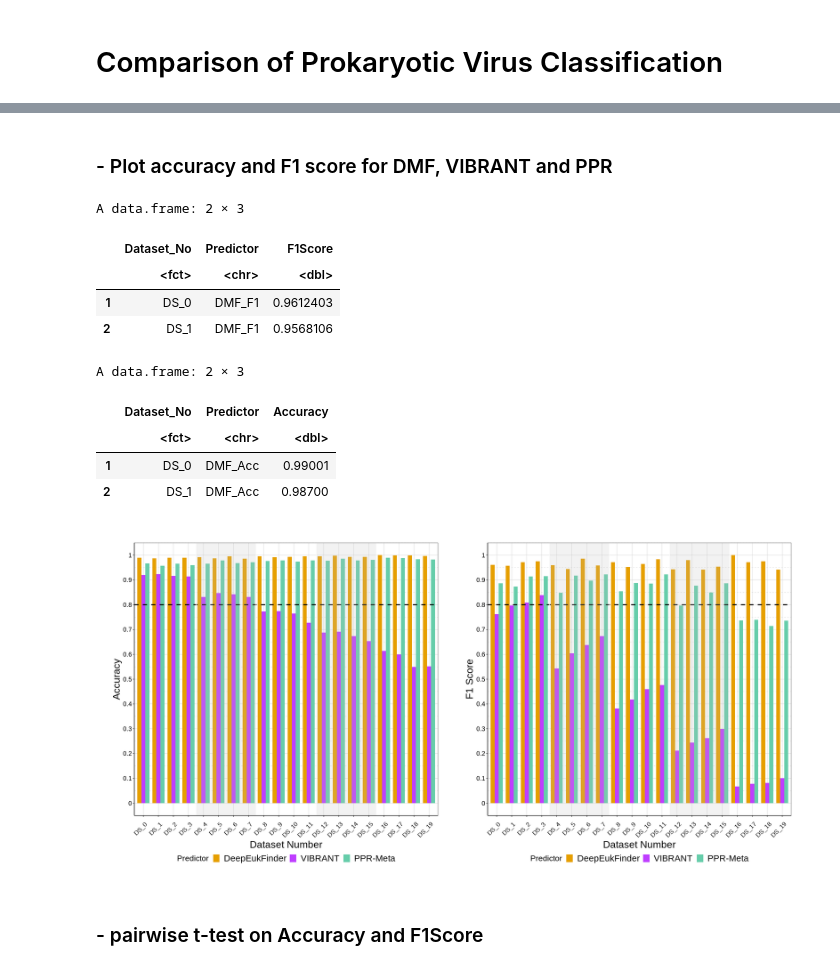
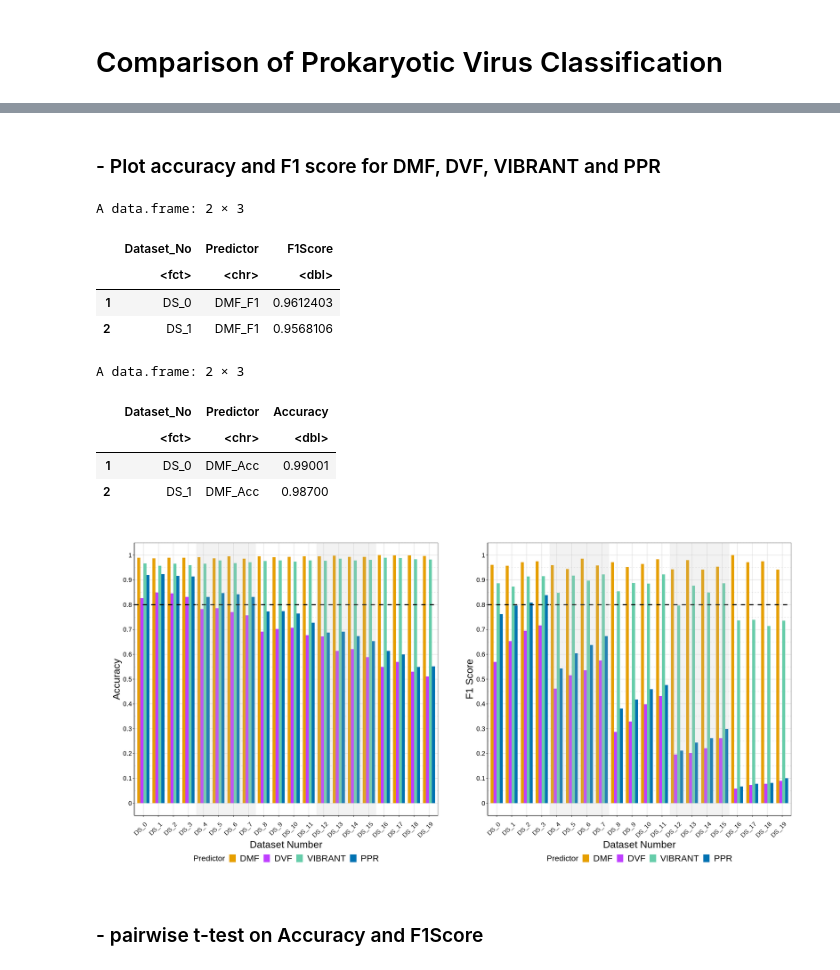
Before and after one commit to chengsly/DeepMicroClass, a Jupyter notebook: plot_figures/plot_acc_f1/Visualization_in_R.ipynb, the cells around one changed output, grey strips where cells are left out. Cells and saved outputs as stored; diff of their text form; code cells hidden in the pictures.

```diff
--- a/plot_figures/plot_acc_f1/Visualization_in_R.ipynb
+++ b/plot_figures/plot_acc_f1/Visualization_in_R.ipynb
@@ -39,6 +58,7 @@ df_ppr_plas <- read.csv("../../perf_summary/ppr_plasmid.csv", header = T)
 # Prok Virus
 df_vibrant <- read.csv("../../perf_summary/vibrant.csv", header = T)
 df_ppr_vir <- read.csv("../../perf_summary/ppr_vir.csv", header = T)
+df_dvf <- read.csv("../../perf_summary/dvf.csv", header = T)
 
 # Prok and Euk Virus
 df_virsorter <- read.csv("../../perf_summary/virsorter2.csv", header = T)
@@ -777,16 +821,15 @@ A tibble: 3 × 4
 # %% [markdown]
 # Comparison of Prokaryotic Virus Classification
 # %%
-# DeepEukFinder Prok Virus
+# DeepMicrobeFinder Prok Virus
 df_dmf_prok_virus <- df_dmf %>% filter(category == "prokaryote_virus")
 df_dmf_prok_virus <- df_dmf_prok_virus[match(dataset_order_names, df_dmf_prok_virus$filename),]
 rownames(df_dmf_prok_virus) <- seq(0, 19)
 head(df_dmf_prok_virus, 2)
 
-# VirSorter Virus
-df_virsorter_virus <- df_virsorter[match(dataset_order_names, df_virsorter$filename),]
-rownames(df_virsorter_virus) <- seq(0, 19)
-head(df_virsorter_virus, 2)
+df_dvf_prok <- df_dvf[match(dataset_order_names, df_dvf$filename),]
+rownames(df_dvf_prok) <- seq(0, 19)
+head(df_dvf_prok, 2)
 
 # VIBRANT Virus
 df_vibrant_virus <- df_vibrant[match(dataset_order_names, df_vibrant$filename),]
@@ -798,10 +841,10 @@ df_ppr_virus <- df_ppr_vir[match(dataset_order_names, df_ppr_vir$filename),]
 rownames(df_ppr_virus) <- seq(0, 19)
 head(df_ppr_virus, 2)
 
-# merge DeepEukFinder, PlasFlow and PPR-Meta
+# merge DeepMicrobeFinder, PlasFlow and PPR-Meta
 # prok_vir_df <- cbind(df_dmf_prok_virus[, c("f1_score", "accuracy")], df_virsorter_virus[, c("f1_score", "accuracy")], df_vibrant_virus[, c("f1_score", "accuracy")], df_ppr_virus[, c("f1_score", "accuracy")])
-prok_vir_df <- cbind(df_dmf_prok_virus[, c("f1_score", "accuracy")], df_vibrant_virus[, c("f1_score", "accuracy")], df_ppr_virus[, c("f1_score", "accuracy")])
-colnames(prok_vir_df) <- c("DMF_F1", "DMF_Acc", "VIBRANT_F1", "VIBRANT_Acc", "PPR_F1", "PPR_Acc")
+prok_vir_df <- cbind(df_dmf_prok_virus[, c("f1_score", "accuracy")], df_dvf_prok[, c("f1_score", "accuracy")], df_vibrant_virus[, c("f1_score", "accuracy")], df_ppr_virus[, c("f1_score", "accuracy")])
+colnames(prok_vir_df) <- c("DMF_F1", "DMF_Acc", "DVF_F1", "DVF_Acc", "VIBRANT_F1", "VIBRANT_Acc", "PPR_F1", "PPR_Acc")
 ds_order <- paste("DS", rownames(prok_vir_df), sep = "_")
 prok_vir_df$Dataset_No = factor(ds_order, levels=ds_order)
 head(prok_vir_df, 2)
@@ -834,20 +877,22 @@ A data.frame: 2 × 7
 # %% [markdown]
-### - Plot accuracy and F1 score for DMF, VIBRANT and PPR
+### - Plot accuracy and F1 score for DMF, DVF, VIBRANT and PPR
 # %%
 options(repr.plot.width=20, repr.plot.height=10)
 
 # Virus F1 Score
 prok_vir_df_f1 <- prok_vir_df %>%
-  select(Dataset_No, DMF_F1, VIBRANT_F1, PPR_F1) %>%
+  select(Dataset_No, DMF_F1, DVF_F1, VIBRANT_F1, PPR_F1) %>%
   tidyr::gather(-Dataset_No, key = "Predictor", value = "F1Score")
 head(prok_vir_df_f1, 2)
+prok_vir_df_f1$Predictor <- factor(prok_vir_df_f1$Predictor, levels = c("DMF_F1", "DVF_F1", "VIBRANT_F1", "PPR_F1"))
 
 #blind_colors <- c("orange2", "darkorchid1", "aquamarine3","blue", "vermillion", "purple", "black")
 blind_colors <- c("#E69F00", "darkorchid1", "aquamarine3","#0072B2", "#D55E00", "#CC79A7", "#000000")
 
 p_vir_f1 <- ggplot(data = prok_vir_df_f1, aes(x=Dataset_No, y=F1Score, fill=Predictor)) +
   geom_bar(width=0.8, position = "dodge", stat="identity") +
-  scale_fill_manual(name = "Predictor", values=blind_colors, labels = c("DeepEukFinder", "VIBRANT", "PPR-Meta")) +
+  # scale_fill_manual(name = "Predictor", values=blind_colors, labels = c("DeepMicrobeFinder", "DeepVirFinder", "VIBRANT", "PPR-Meta")) +
+  scale_fill_manual(name = "Predictor", values=blind_colors, labels = c("DMF", "DVF", "VIBRANT", "PPR")) +
   scale_y_continuous(breaks = seq(0, 1, 0.1), labels = seq(0,1,0.1)) +
   geom_hline(yintercept=0.8, linetype="dashed", size=1, color = "black") +
   labs(x="Dataset Number", y="F1 Score") +
@@ -873,13 +918,15 @@ p_vir_f1 <- ggplot(data = prok_vir_df_f1, aes(x=Dataset_No, y=F1Score, fill=Pred
 # Virus Accuracy
 vir_df_acc <- prok_vir_df %>%
   # select(Dataset_No, DMF_Acc, VirSorter_Acc, VIBRANT_Acc, PPR_Acc) %>%
-  select(Dataset_No, DMF_Acc, VIBRANT_Acc, PPR_Acc) %>%
+  select(Dataset_No, DMF_Acc, DVF_Acc, VIBRANT_Acc, PPR_Acc) %>%
   tidyr::gather(-Dataset_No, key = "Predictor", value = "Accuracy")
 head(vir_df_acc, 2)
+vir_df_acc$Predictor <- factor(vir_df_acc$Predictor, levels = c("DMF_Acc", "DVF_Acc", "VIBRANT_Acc", "PPR_Acc"))
 
 p_vir_acc <- ggplot(data = vir_df_acc, aes(x=Dataset_No, y=Accuracy, fill=Predictor)) +
   geom_bar(width=0.8, position = "dodge", stat="identity") +
-  scale_fill_manual(name = "Predictor", values=blind_colors, labels = c("DeepEukFinder", "VIBRANT", "PPR-Meta")) +
+  # scale_fill_manual(name = "Predictor", values=blind_colors, labels = c("DeepMicrobeFinder", "DeepVirFinder", "VIBRANT", "PPR-Meta")) +
+  scale_fill_manual(name = "Predictor", values=blind_colors, labels = c("DMF", "DVF", "VIBRANT", "PPR")) +
   scale_y_continuous(breaks = seq(0, 1, 0.1), labels = seq(0,1,0.1)) +
   geom_hline(yintercept=0.8, linetype="dashed", size=1, color = "black") +
   labs(x="Dataset Number", y="Accuracy") +
@@ -892,35 +939,35 @@ p_vir_acc <- ggplot(data = vir_df_acc, aes(x=Dataset_No, y=Accuracy, fill=Predic
         axis.title.x = element_text(size=20, color="black", vjust=-1),
         axis.title.y = element_text(size=20, color="black"),
         axis.text.x = element_text(angle = 45, hjust = 0.8, vjust=0.6, color="black"),
         axis.text.y = element_text(angle = 0, color="black"),
         panel.grid.minor.x = element_line(colour = "grey", size=0.2, linetype = 'dashed'),
         panel.grid.major.x = element_line(colour = "grey", size=0.2),
         panel.grid.minor.y = element_line(colour = "grey", size = 0.2, linetype = 'dashed'),
         panel.grid.major.y = element_line(colour = "grey", size=0.2),
         legend.position = "bottom",
         legend.text=element_text(size=18),
         legend.key.size = unit(1,"line"),
         plot.margin=unit(c(1,1,1,1),"cm"))
 
 p_vir_bar <- p_vir_acc + p_vir_f1
 p_vir_bar
 
-ggsave(filename="DMF_VIBRANT_PPR_Prok_Vir_comparison_barplot.pdf",  useDingbats=FALSE,
+ggsave(filename="DMF_DVF_VIBRANT_PPR_Prok_Vir_comparison_barplot.svg", # useDingbats=FALSE,
        plot = last_plot(), path=res_dir,
        scale = 1, width = 400, height = 200, units = "mm",
        dpi = 300, limitsize = FALSE)
 # %% [output]
 A data.frame: 2 × 3
 |  | Dataset_No | Predictor | F1Score |
 |  | <fct> | <chr> | <dbl> |
 | 1 | DS_0 | DMF_F1 | 0.9612403 |
 | 2 | DS_1 | DMF_F1 | 0.9568106 |
 A data.frame: 2 × 3
 |  | Dataset_No | Predictor | Accuracy |
 |  | <fct> | <chr> | <dbl> |
 | 1 | DS_0 | DMF_Acc | 0.99001 |
 | 2 | DS_1 | DMF_Acc | 0.98700 |
-[figure, old version]
+[figure, new version]
 # %% [markdown]
 ### - pairwise t-test on Accuracy and F1Score
 # %%
```
Also changed, not shown: parts of 26 cells of this notebook, 54 other files.
